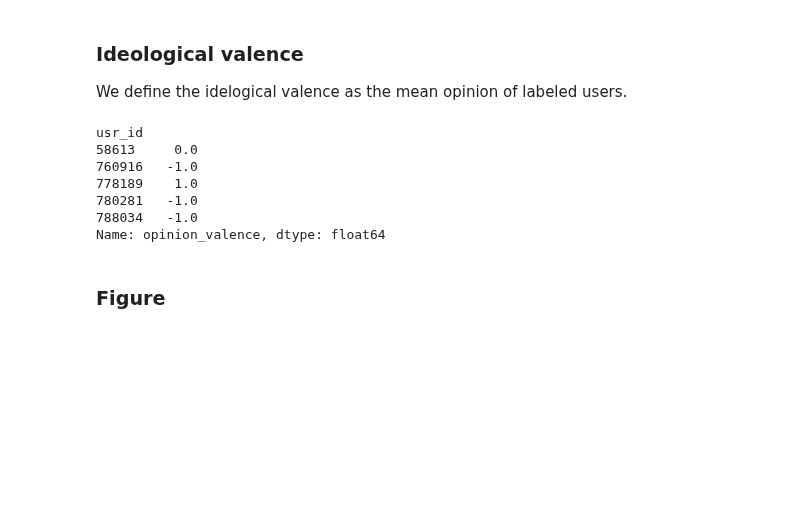
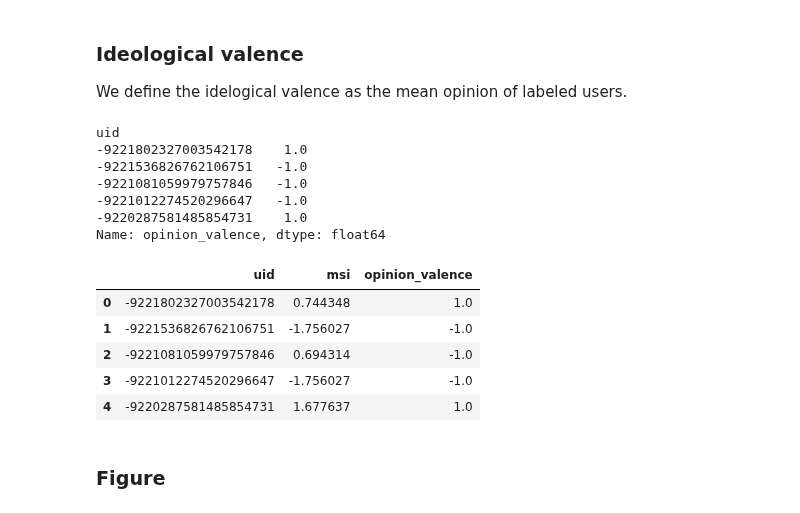
Before and after one commit to spinto88/MediaSharingIndex, a Jupyter notebook: MediaSharingIndex_and_IdeologicalValence.ipynb, the cells around one changed output. Saved outputs shown, nothing was run; the diff lists cells and outputs as text; code cells hidden in the pictures; blank space fills up the shorter version.

```diff
--- a/MediaSharingIndex_and_IdeologicalValence.ipynb
+++ b/MediaSharingIndex_and_IdeologicalValence.ipynb
@@ -34,23 +33,31 @@ score_users.head()
 
 We define the idelogical valence as the mean opinion of labeled users.
 # %%
-data_opinion = data[(data.opinion_dinamic == 'MP') | (data.opinion_dinamic == 'FF')].copy()
-data_opinion['opinion_valence'] = data_opinion.apply(lambda x: 1 if x['opinion_dinamic'] == 'MP' else -1, axis = 1)
+data_opinion = data[(data.dynamic_opinion == 'MP') | (data.dynamic_opinion == 'FF')].copy()
+data_opinion['opinion_valence'] = data_opinion.apply(lambda x: 1 if x['dynamic_opinion'] == 'MP' else -1, axis = 1)
 # %%
-ideological_valence_users = data_opinion.groupby('usr_id')['opinion_valence'].mean()
+# Calculate the mean of the ideological valence
+ideological_valence_users = data_opinion.groupby('uid')['opinion_valence'].mean()
 ideological_valence_users.head()
 # %% [output]
-usr_id
-58613     0.0
-760916   -1.0
-778189    1.0
-780281   -1.0
-788034   -1.0
+uid
+-9221802327003542178    1.0
+-9221536826762106751   -1.0
+-9221081059979757846   -1.0
+-9221012274520296647   -1.0
+-9220287581485854731    1.0
 Name: opinion_valence, dtype: float64
 # %%
 # Merging of all data
-users_msi_iv = score_users.merge(ideological_valence_users.reset_index(), left_on='uid', right_on='usr_id')[['uid', 'msi', 'opinion_valence']]
+users_msi_iv = score_users.merge(ideological_valence_users.reset_index(), left_on='uid', right_on='uid')[['uid', 'msi', 'opinion_valence']]
 users_msi_iv.head()
+# %% [output]
+|  | uid | msi | opinion_valence |
+| 0 | -9221802327003542178 | 0.744348 | 1.0 |
+| 1 | -9221536826762106751 | -1.756027 | -1.0 |
+| 2 | -9221081059979757846 | 0.694314 | -1.0 |
+| 3 | -9221012274520296647 | -1.756027 | -1.0 |
+| 4 | -9220287581485854731 | 1.677637 | 1.0 |
 # %% [markdown]
 ### Figure
 # %%
```
Also changed, not shown: parts of 3 cells of this notebook.
